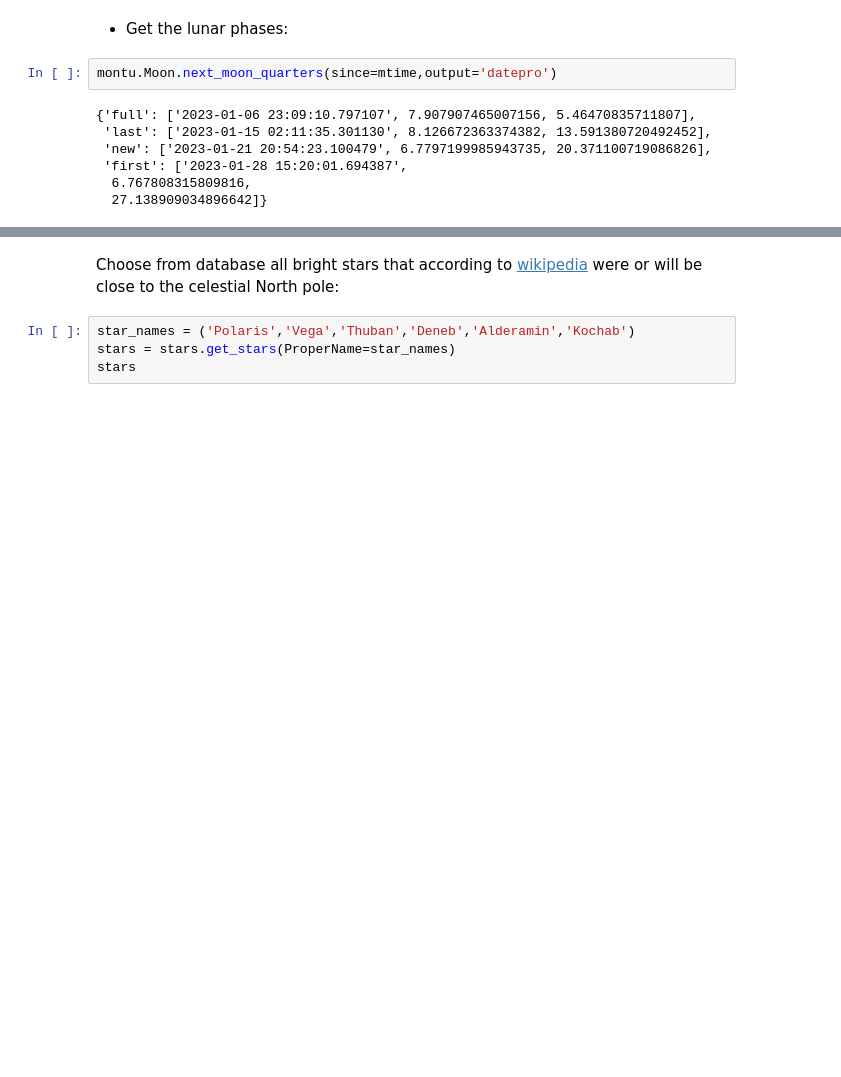
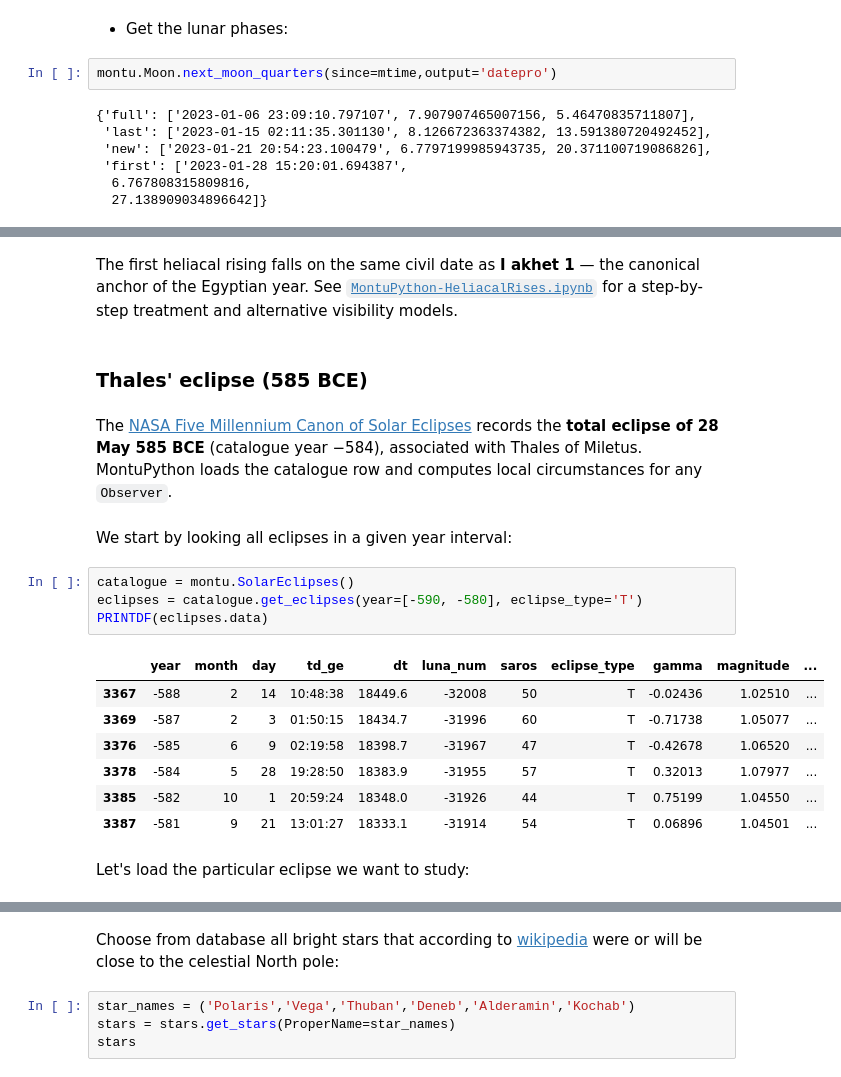
Before and after one commit to seap-udea/MontuPython, a Jupyter notebook: README.ipynb, the cells around one changed output, grey strips where cells are left out. Cells and saved outputs as stored; diff of their text form; blank space fills up the shorter version.

```diff
--- a/README.ipynb
+++ b/README.ipynb
@@ -528,0 +677,22 @@ montu.Moon.next_moon_quarters(since=mtime,output='datepro')
+# %% [markdown]
+The first heliacal rising falls on the same civil date as **I akhet 1** — the canonical anchor of the Egyptian year. See [`MontuPython-HeliacalRises.ipynb`](examples/MontuPython-HeliacalRises.ipynb) for a step-by-step treatment and alternative visibility models.
+# %% [markdown]
+### Thales' eclipse (585 BCE)
+# %% [markdown]
+The [NASA Five Millennium Canon of Solar Eclipses](https://eclipse.gsfc.nasa.gov/SEpubs/5MCSE.html) records the **total eclipse of 28 May 585 BCE** (catalogue year −584), associated with Thales of Miletus. MontuPython loads the catalogue row and computes local circumstances for any `Observer`.
+# %% [markdown]
+We start by looking all eclipses in a given year interval:
+# %%
+catalogue = montu.SolarEclipses()
+eclipses = catalogue.get_eclipses(year=[-590, -580], eclipse_type='T')
+PRINTDF(eclipses.data)
+# %% [output]
+|  | year | month | day | td_ge | dt | luna_num | saros | eclipse_type | gamma | magnitude | ... |
+| 3367 | -588 | 2 | 14 | 10:48:38 | 18449.6 | -32008 | 50 | T | -0.02436 | 1.02510 | ... |
+| 3369 | -587 | 2 | 3 | 01:50:15 | 18434.7 | -31996 | 60 | T | -0.71738 | 1.05077 | ... |
+| 3376 | -585 | 6 | 9 | 02:19:58 | 18398.7 | -31967 | 47 | T | -0.42678 | 1.06520 | ... |
+| 3378 | -584 | 5 | 28 | 19:28:50 | 18383.9 | -31955 | 57 | T | 0.32013 | 1.07977 | ... |
+| 3385 | -582 | 10 | 1 | 20:59:24 | 18348.0 | -31926 | 44 | T | 0.75199 | 1.04550 | ... |
+| 3387 | -581 | 9 | 21 | 13:01:27 | 18333.1 | -31914 | 54 | T | 0.06896 | 1.04501 | ... |
+# %% [markdown]
+Let's load the particular eclipse we want to study:
```
Also changed, not shown: parts of 61 cells of this notebook, 13 other files.
